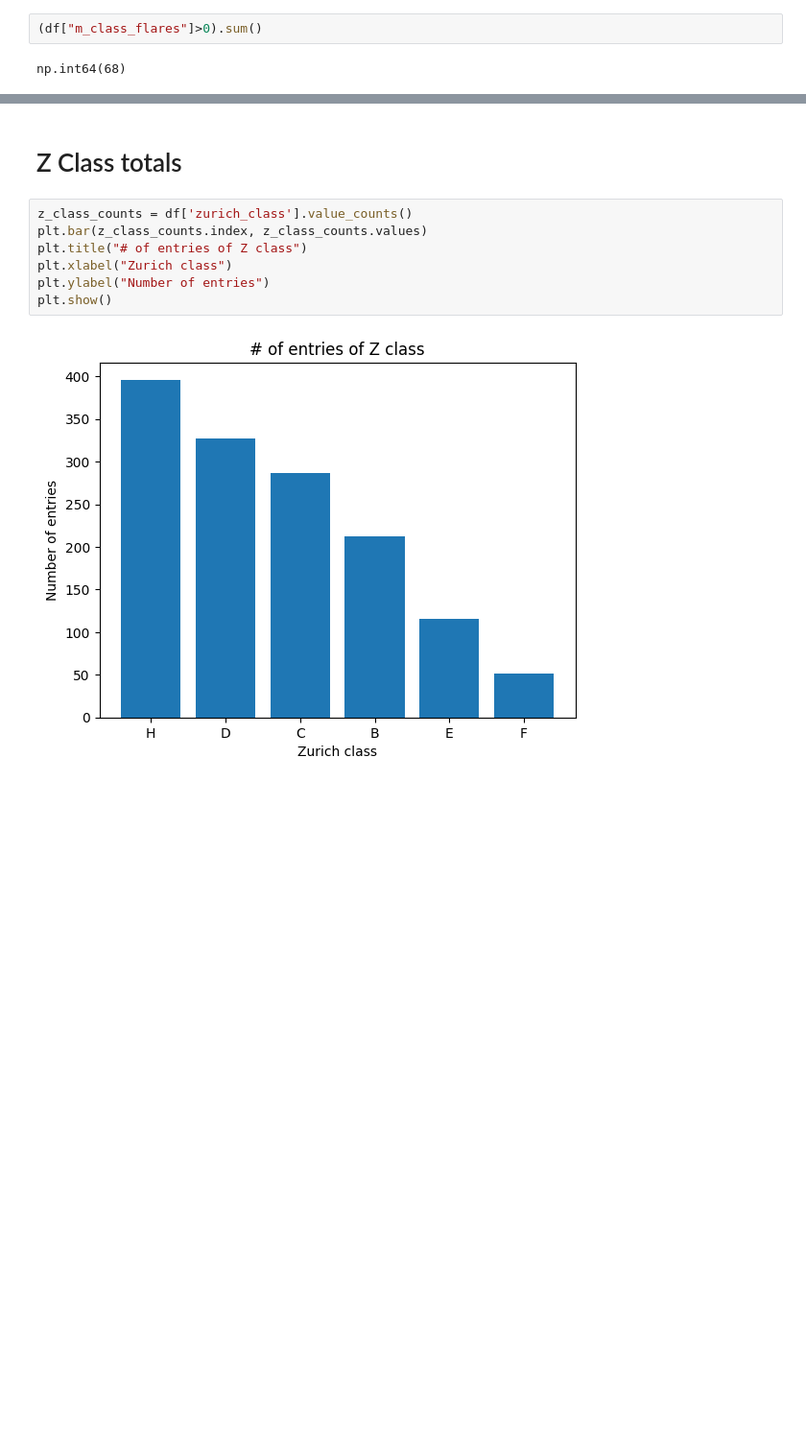
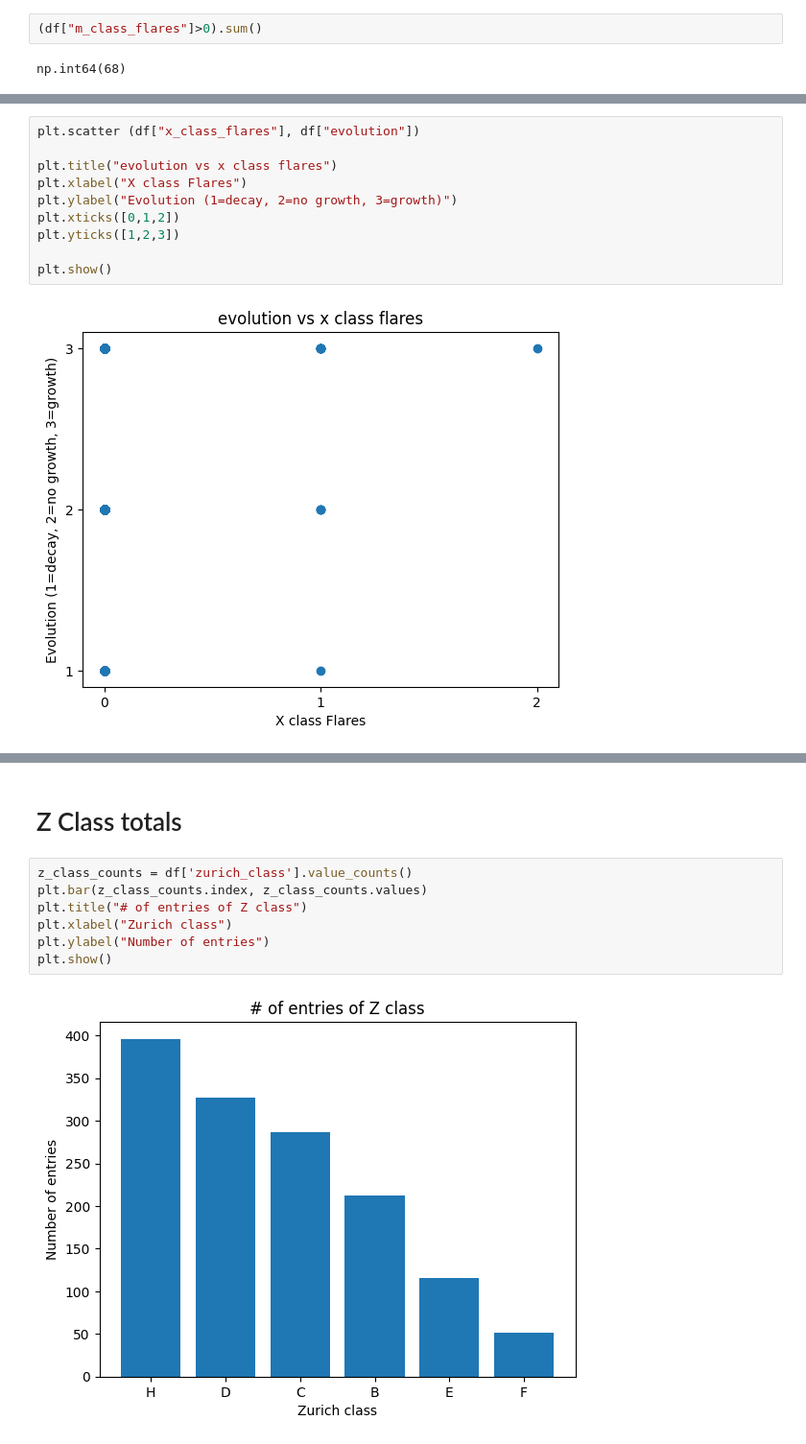
Before and after one commit to nollamae7-spec/DSRSP-Solar-Flares, a Jupyter notebook: storage_document_Solar_Flares.ipynb, the cells around one changed output, grey strips where cells are left out. Shown at 96% size. Drawn from its saved outputs; the diff is of its cells as text; blank space fills up the shorter version.

```diff
--- a/storage_document_Solar_Flares.ipynb
+++ b/storage_document_Solar_Flares.ipynb
@@ -333,0 +488,12 @@ np.int64(68)
+# %%
+plt.scatter (df["x_class_flares"], df["evolution"])
+
+plt.title("evolution vs x class flares")
+plt.xlabel("X class Flares")
+plt.ylabel("Evolution (1=decay, 2=no growth, 3=growth)")
+plt.xticks([0,1,2])
+plt.yticks([1,2,3])
+
+plt.show()
+# %% [output]
+[figure, added]
```
Also changed, not shown: parts of 48 cells of this notebook.
